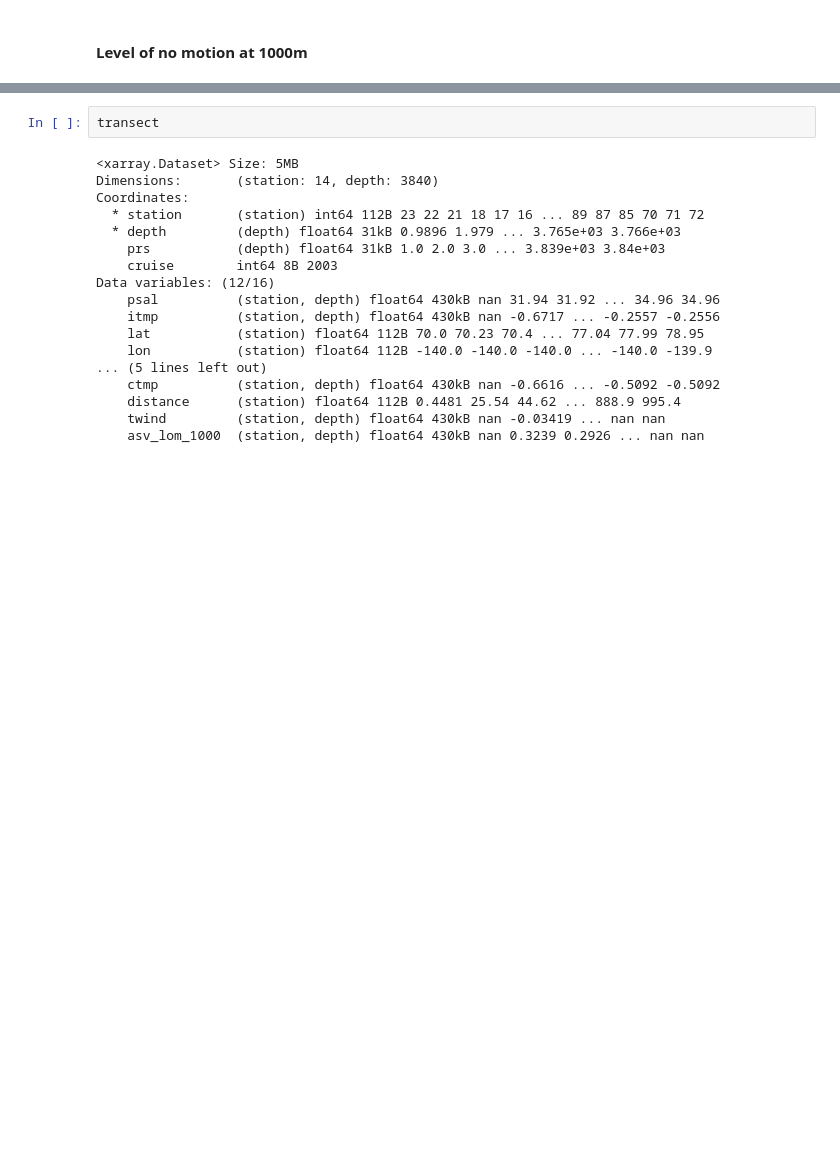
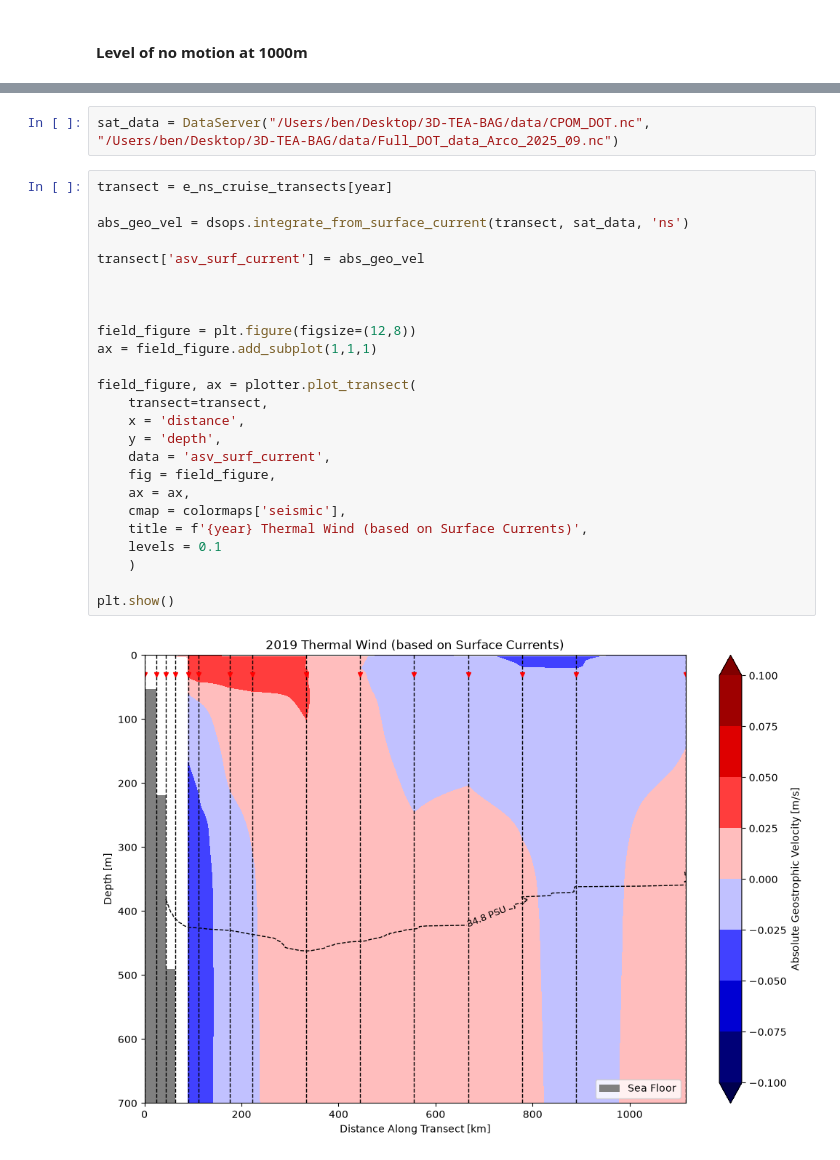
Before and after one commit to ben-sprague/3D-TEA-BAG, a Jupyter notebook: geo_vel.ipynb, the cells around one changed output, grey strips where cells are left out. Cells and saved outputs as stored; diff of their text form; blank space fills up the shorter version.

```diff
--- a/geo_vel.ipynb
+++ b/geo_vel.ipynb
@@ -121,20 +111,29 @@ plt.show()
-# %%
-transect
-# %% [output]
-<xarray.Dataset> Size: 5MB
-Dimensions:       (station: 14, depth: 3840)
-Coordinates:
-  * station       (station) int64 112B 23 22 21 18 17 16 ... 89 87 85 70 71 72
-  * depth         (depth) float64 31kB 0.9896 1.979 ... 3.765e+03 3.766e+03
-    prs           (depth) float64 31kB 1.0 2.0 3.0 ... 3.839e+03 3.84e+03
-    cruise        int64 8B 2003
-Data variables: (12/16)
-    psal          (station, depth) float64 430kB nan 31.94 31.92 ... 34.96 34.96
-    itmp          (station, depth) float64 430kB nan -0.6717 ... -0.2557 -0.2556
-    lat           (station) float64 112B 70.0 70.23 70.4 ... 77.04 77.99 78.95
-    lon           (station) float64 112B -140.0 -140.0 -140.0 ... -140.0 -139.9
-... (5 lines left out)
-    ctmp          (station, depth) float64 430kB nan -0.6616 ... -0.5092 -0.5092
-    distance      (station) float64 112B 0.4481 25.54 44.62 ... 888.9 995.4
-    twind         (station, depth) float64 430kB nan -0.03419 ... nan nan
-    asv_lom_1000  (station, depth) float64 430kB nan 0.3239 0.2926 ... nan nan
+# %%
+sat_data = DataServer("/Users/ben/Desktop/3D-TEA-BAG/data/CPOM_DOT.nc", "/Users/ben/Desktop/3D-TEA-BAG/data/Full_DOT_data_Arco_2025_09.nc")
+# %%
+transect = e_ns_cruise_transects[year]
+
+abs_geo_vel = dsops.integrate_from_surface_current(transect, sat_data, 'ns')
+
+transect['asv_surf_current'] = abs_geo_vel
+
+
+
+field_figure = plt.figure(figsize=(12,8))
+ax = field_figure.add_subplot(1,1,1)
+
+field_figure, ax = plotter.plot_transect(
+    transect=transect,
+    x = 'distance',
+    y = 'depth',
+    data = 'asv_surf_current',
+    fig = field_figure,
+    ax = ax,
+    cmap = colormaps['seismic'],
+    title = f'{year} Thermal Wind (based on Surface Currents)',
+    levels = 0.1
+    )
+
+plt.show()
+# %% [output]
+[figure, added]
```
Also changed, not shown: parts of 3 cells of this notebook, 1 other file.
